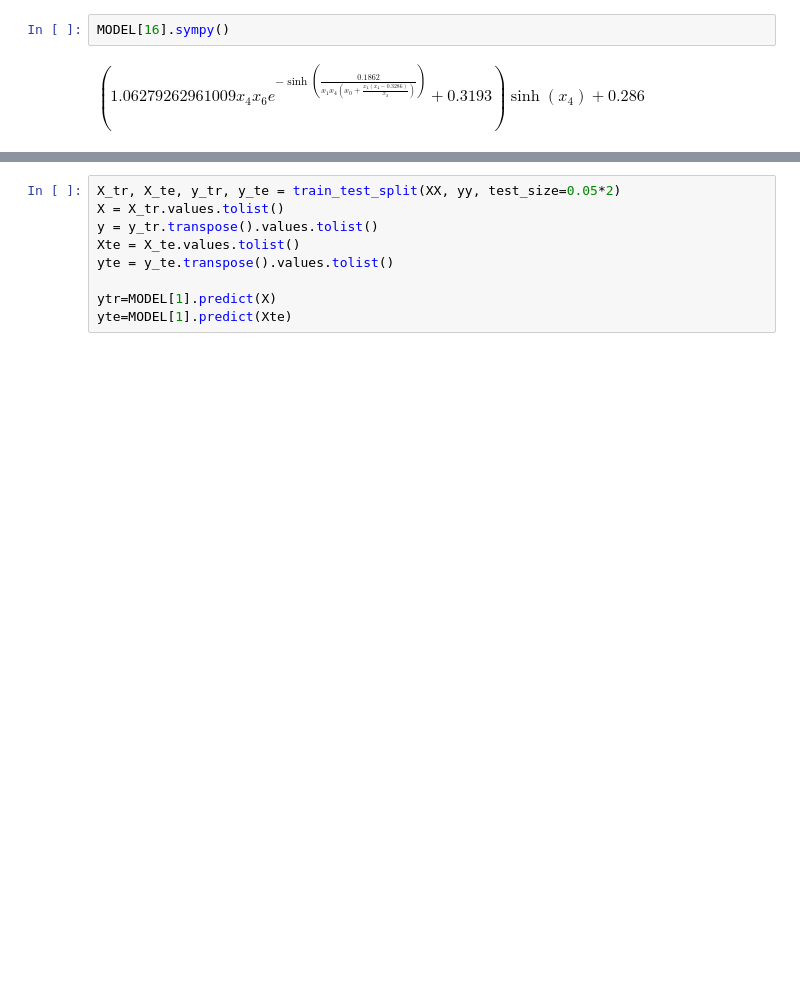
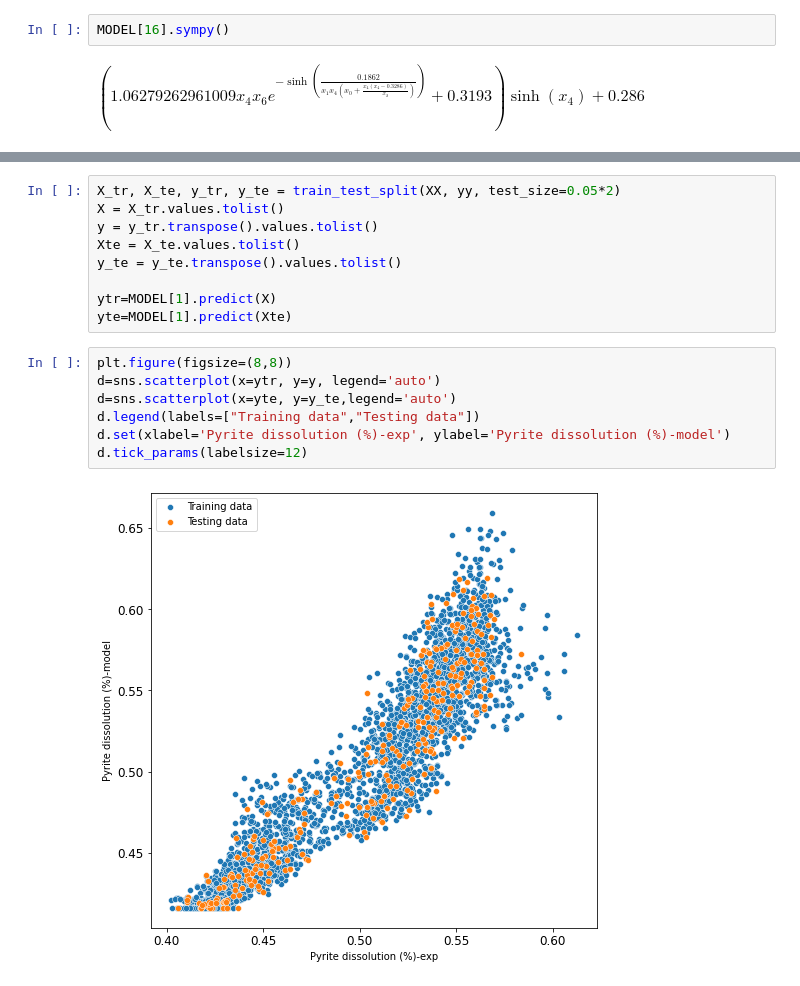
Before and after one commit to mhkarimid/Bioox-, a Jupyter notebook: Final.ipynb, the cells around one changed output, grey strips where cells are left out. Saved outputs shown, nothing was run; the diff lists cells and outputs as text; blank space fills up the shorter version.

```diff
--- a/Final.ipynb
+++ b/Final.ipynb
@@ -548,7 +548,16 @@ X_tr, X_te, y_tr, y_te = train_test_split(XX, yy, test_size=0.05*2)
 X = X_tr.values.tolist()
 y = y_tr.transpose().values.tolist()
 Xte = X_te.values.tolist()
-yte = y_te.transpose().values.tolist()
+y_te = y_te.transpose().values.tolist()
 
 ytr=MODEL[1].predict(X)
 yte=MODEL[1].predict(Xte)
+# %%
+plt.figure(figsize=(8,8))
+d=sns.scatterplot(x=ytr, y=y, legend='auto')
+d=sns.scatterplot(x=yte, y=y_te,legend='auto')
+d.legend(labels=["Training data","Testing data"])
+d.set(xlabel='Pyrite dissolution (%)-exp', ylabel='Pyrite dissolution (%)-model')
+d.tick_params(labelsize=12)
+# %% [output]
+[figure, added]
```
